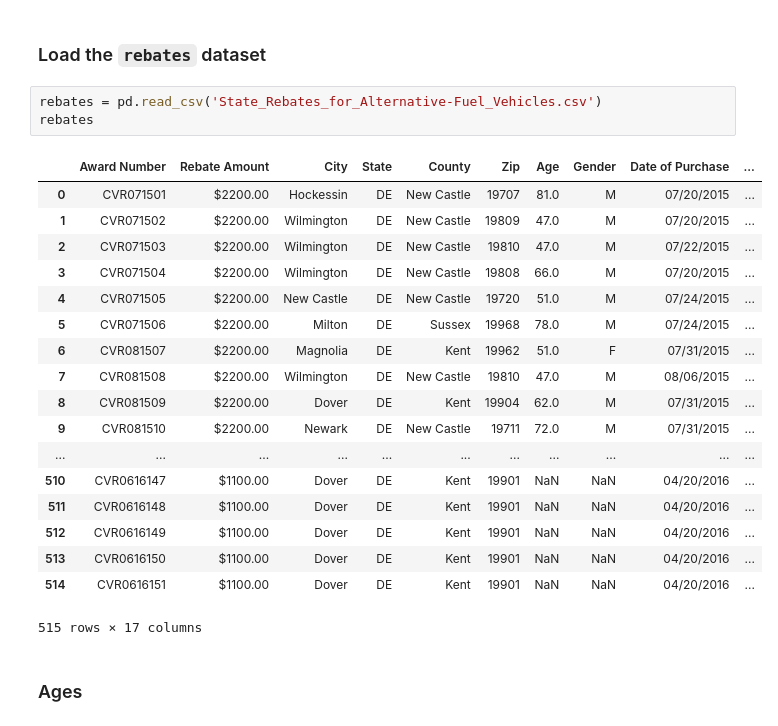
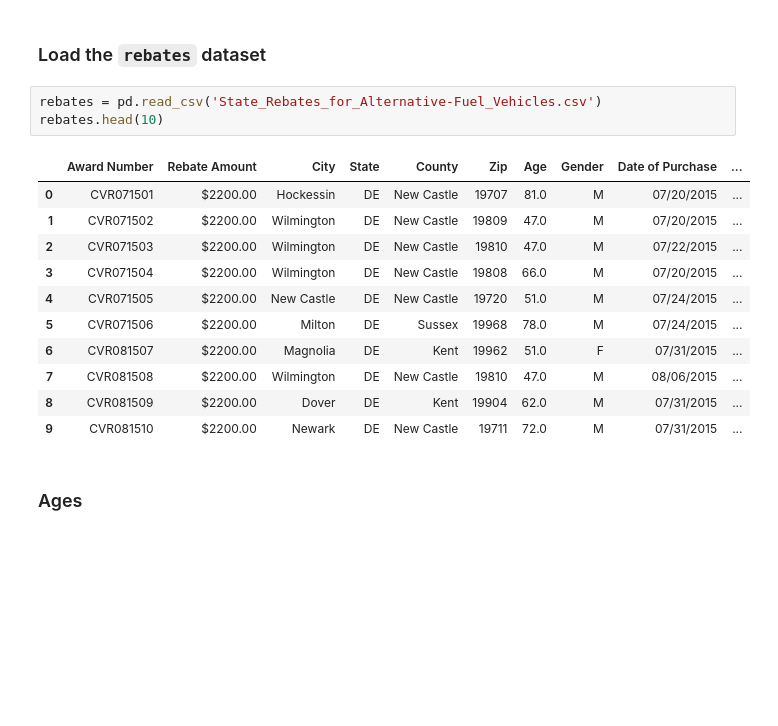
Before and after one commit to petermattia/Delaware-EVs, a Jupyter notebook: Electric vehicles in Delaware.ipynb, the cells around one changed output. Drawn from its saved outputs; the diff is of its cells as text; blank space fills up the shorter version.

```diff
--- a/Electric vehicles in Delaware.ipynb
+++ b/Electric vehicles in Delaware.ipynb
@@ -41,26 +41,19 @@ def histogram(dist):
 ### Load the `rebates` dataset
 # %%
 rebates = pd.read_csv('State_Rebates_for_Alternative-Fuel_Vehicles.csv')
-rebates
+rebates.head(10)
 # %% [output]
 |  | Award Number | Rebate Amount | City | State | County | Zip | Age | Gender | Date of Purchase | ... |
 | 0 | CVR071501 | $2200.00 | Hockessin | DE | New Castle | 19707 | 81.0 | M | 07/20/2015 | ... |
 | 1 | CVR071502 | $2200.00 | Wilmington | DE | New Castle | 19809 | 47.0 | M | 07/20/2015 | ... |
 | 2 | CVR071503 | $2200.00 | Wilmington | DE | New Castle | 19810 | 47.0 | M | 07/22/2015 | ... |
 | 3 | CVR071504 | $2200.00 | Wilmington | DE | New Castle | 19808 | 66.0 | M | 07/20/2015 | ... |
 | 4 | CVR071505 | $2200.00 | New Castle | DE | New Castle | 19720 | 51.0 | M | 07/24/2015 | ... |
 | 5 | CVR071506 | $2200.00 | Milton | DE | Sussex | 19968 | 78.0 | M | 07/24/2015 | ... |
 | 6 | CVR081507 | $2200.00 | Magnolia | DE | Kent | 19962 | 51.0 | F | 07/31/2015 | ... |
 | 7 | CVR081508 | $2200.00 | Wilmington | DE | New Castle | 19810 | 47.0 | M | 08/06/2015 | ... |
 | 8 | CVR081509 | $2200.00 | Dover | DE | Kent | 19904 | 62.0 | M | 07/31/2015 | ... |
 | 9 | CVR081510 | $2200.00 | Newark | DE | New Castle | 19711 | 72.0 | M | 07/31/2015 | ... |
-| ... | ... | ... | ... | ... | ... | ... | ... | ... | ... | ... |
-| 510 | CVR0616147 | $1100.00 | Dover | DE | Kent | 19901 | NaN | NaN | 04/20/2016 | ... |
-| 511 | CVR0616148 | $1100.00 | Dover | DE | Kent | 19901 | NaN | NaN | 04/20/2016 | ... |
-| 512 | CVR0616149 | $1100.00 | Dover | DE | Kent | 19901 | NaN | NaN | 04/20/2016 | ... |
-| 513 | CVR0616150 | $1100.00 | Dover | DE | Kent | 19901 | NaN | NaN | 04/20/2016 | ... |
-| 514 | CVR0616151 | $1100.00 | Dover | DE | Kent | 19901 | NaN | NaN | 04/20/2016 | ... |
-515 rows × 17 columns
 # %% [markdown]
 ### Ages
 # %%
```
Also changed, not shown: parts of 15 cells of this notebook.
